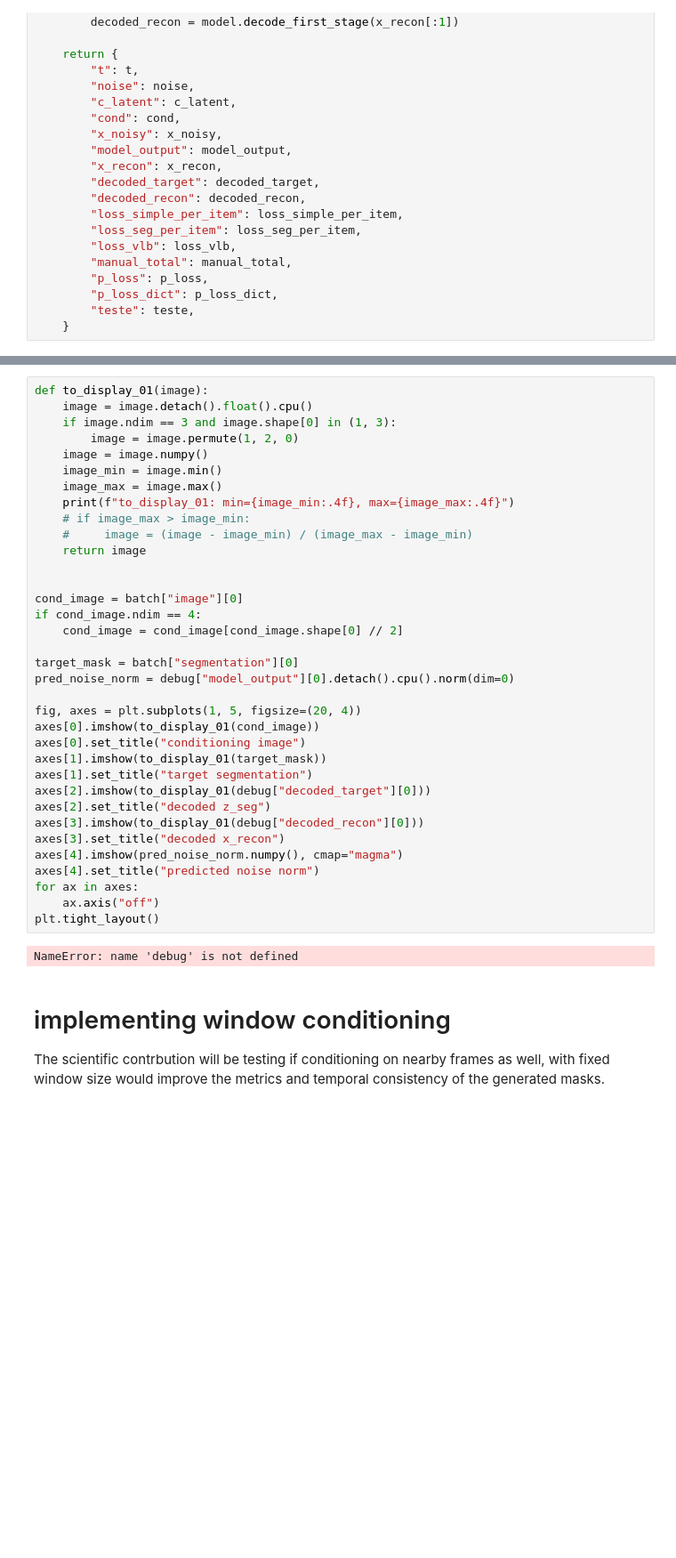
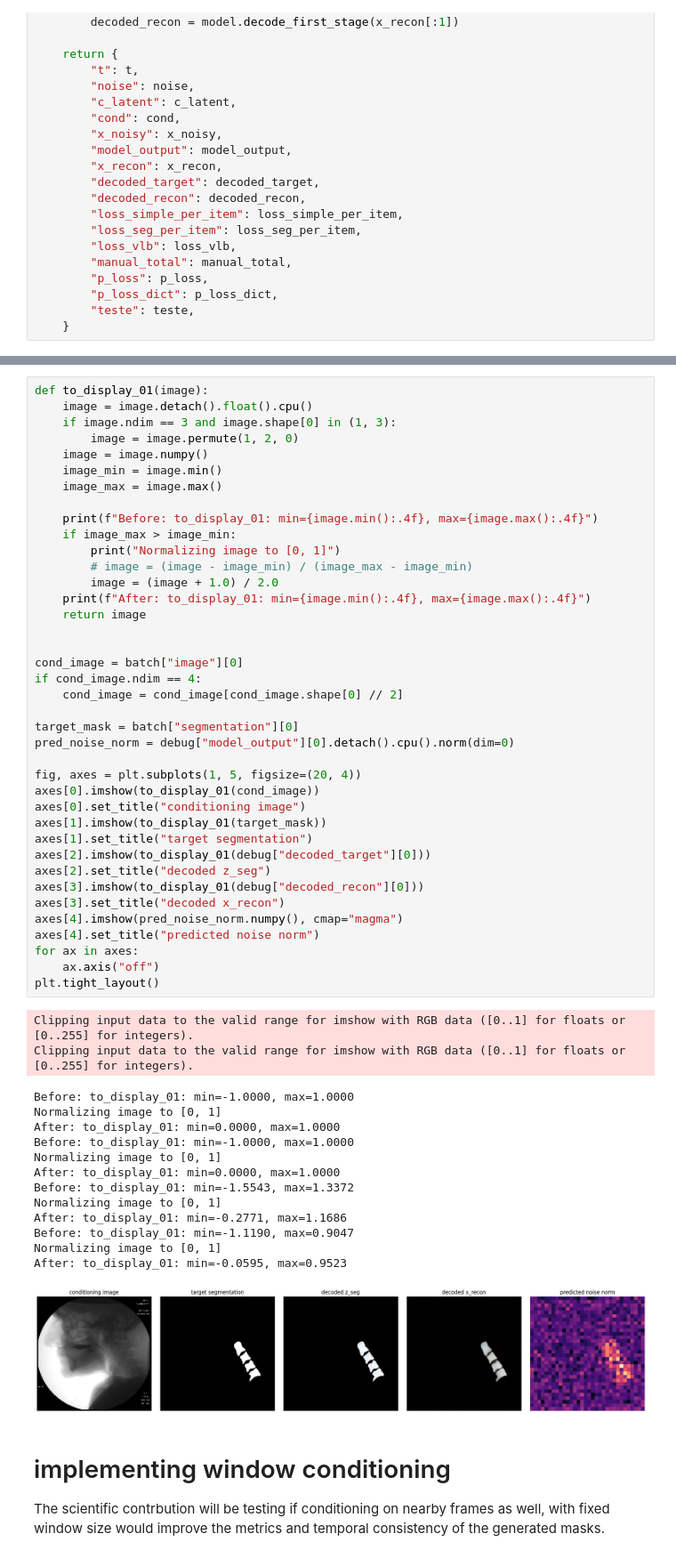
Before and after one commit to caioseda/Stable-Diffusion-Seg, a Jupyter notebook: notebooks/sdseg_training_forward_steps.ipynb, the cells around one changed output, grey strips where cells are left out. Shown at 89% size. Cells and saved outputs as stored; diff of their text form; blank space fills up the shorter version.

Commit message:
add notebook to debug training

```diff
--- a/notebooks/sdseg_training_forward_steps.ipynb
+++ b/notebooks/sdseg_training_forward_steps.ipynb
@@ -382,37 +386,55 @@ def to_display_01(image):
     if image.ndim == 3 and image.shape[0] in (1, 3):
         image = image.permute(1, 2, 0)
     image = image.numpy()
     image_min = image.min()
     image_max = image.max()
-    print(f"to_display_01: min={image_min:.4f}, max={image_max:.4f}")
-    # if image_max > image_min:
-    #     image = (image - image_min) / (image_max - image_min)
+
+    print(f"Before: to_display_01: min={image.min():.4f}, max={image.max():.4f}")
+    if image_max > image_min:
+        print("Normalizing image to [0, 1]")
+        # image = (image - image_min) / (image_max - image_min)
+        image = (image + 1.0) / 2.0
+    print(f"After: to_display_01: min={image.min():.4f}, max={image.max():.4f}")
     return image
 
 
 cond_image = batch["image"][0]
 if cond_image.ndim == 4:
     cond_image = cond_image[cond_image.shape[0] // 2]
 
 target_mask = batch["segmentation"][0]
 pred_noise_norm = debug["model_output"][0].detach().cpu().norm(dim=0)
 
 fig, axes = plt.subplots(1, 5, figsize=(20, 4))
 axes[0].imshow(to_display_01(cond_image))
 axes[0].set_title("conditioning image")
 axes[1].imshow(to_display_01(target_mask))
 axes[1].set_title("target segmentation")
 axes[2].imshow(to_display_01(debug["decoded_target"][0]))
 axes[2].set_title("decoded z_seg")
 axes[3].imshow(to_display_01(debug["decoded_recon"][0]))
 axes[3].set_title("decoded x_recon")
 axes[4].imshow(pred_noise_norm.numpy(), cmap="magma")
 axes[4].set_title("predicted noise norm")
 for ax in axes:
     ax.axis("off")
 plt.tight_layout()
 # %% [output]
-NameError: name 'debug' is not defined
+Clipping input data to the valid range for imshow with RGB data ([0..1] for floats or [0..255] for integers).
+Clipping input data to the valid range for imshow with RGB data ([0..1] for floats or [0..255] for integers).
+Before: to_display_01: min=-1.0000, max=1.0000
+Normalizing image to [0, 1]
+After: to_display_01: min=0.0000, max=1.0000
+Before: to_display_01: min=-1.0000, max=1.0000
+Normalizing image to [0, 1]
+After: to_display_01: min=0.0000, max=1.0000
+Before: to_display_01: min=-1.5543, max=1.3372
+Normalizing image to [0, 1]
+After: to_display_01: min=-0.2771, max=1.1686
+Before: to_display_01: min=-1.1190, max=0.9047
+Normalizing image to [0, 1]
+After: to_display_01: min=-0.0595, max=0.9523
+[figure, added]
 # %% [markdown]
 # implementing window conditioning
 
```
Also changed, not shown: parts of 10 cells of this notebook, 4 other files.
